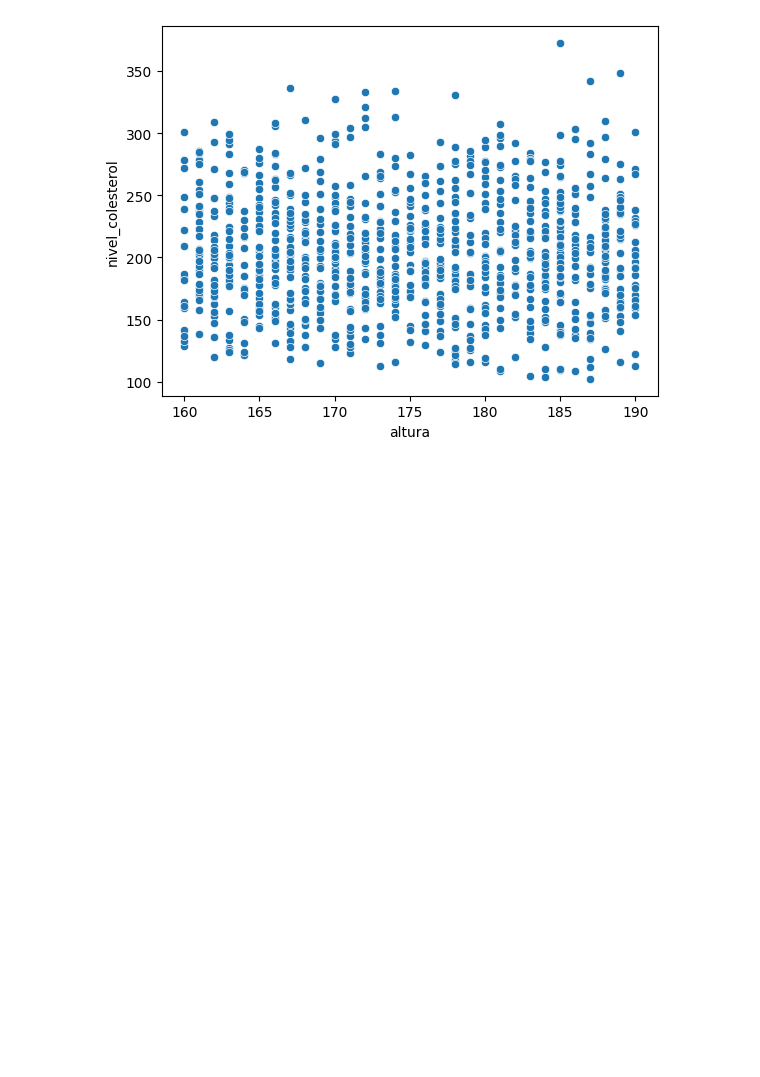
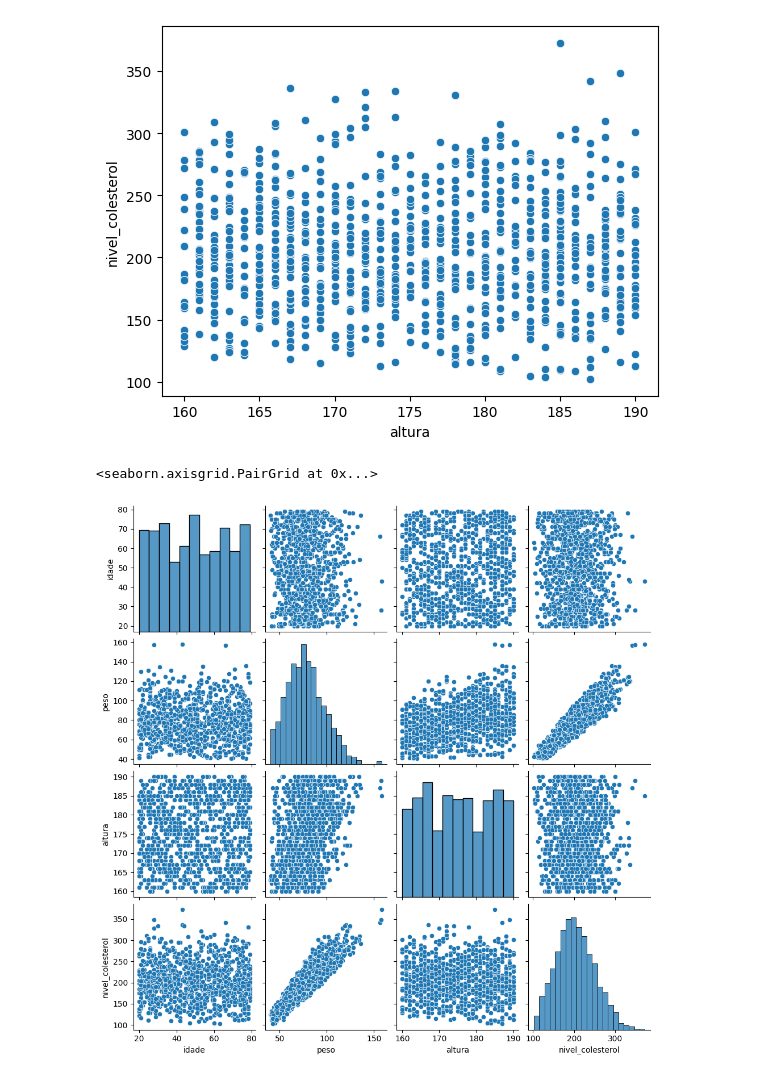
Before and after one commit to angelomedeiros/formacao-ia-regressao-linear-multipla, a Jupyter notebook: modelo_colesterol.ipynb, the cells around one changed output. Saved outputs shown, nothing was run; the diff lists cells and outputs as text; code cells hidden in the pictures; blank space fills up the shorter version.

```diff
--- a/modelo_colesterol.ipynb
+++ b/modelo_colesterol.ipynb
@@ -259,3 +259,8 @@ sns.scatterplot(x='altura', y='nivel_colesterol', data=df_colesterol_eda)
 # %% [output]
 <Axes: xlabel='altura', ylabel='nivel_colesterol'>
 [figure]
+# %%
+sns.pairplot(df_colesterol_eda)
+# %% [output]
+<seaborn.axisgrid.PairGrid at 0x...>
+[figure, added]
```
Also changed, not shown: parts of 8 cells of this notebook.
